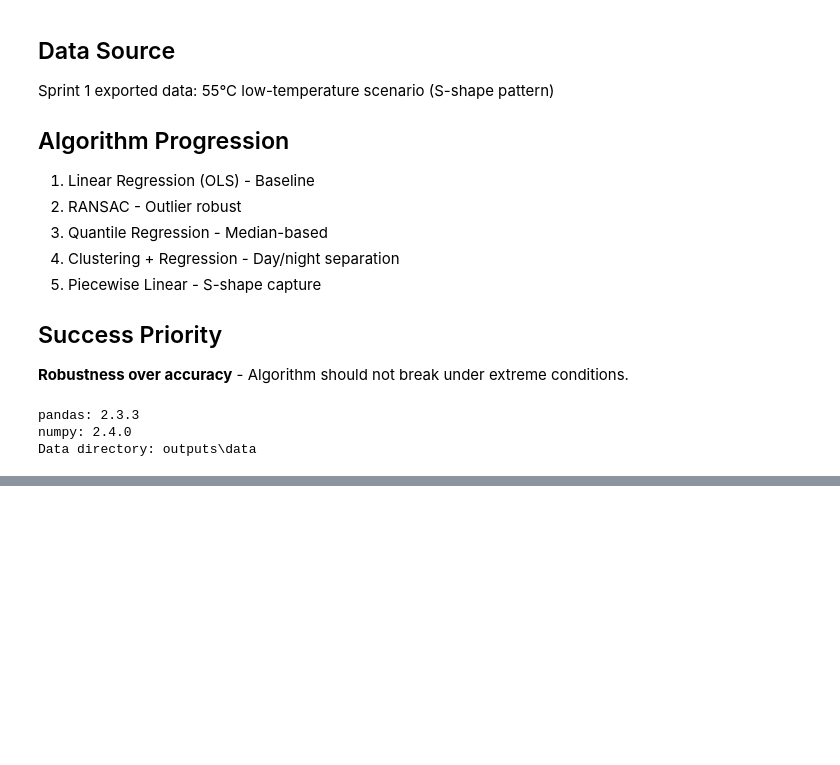
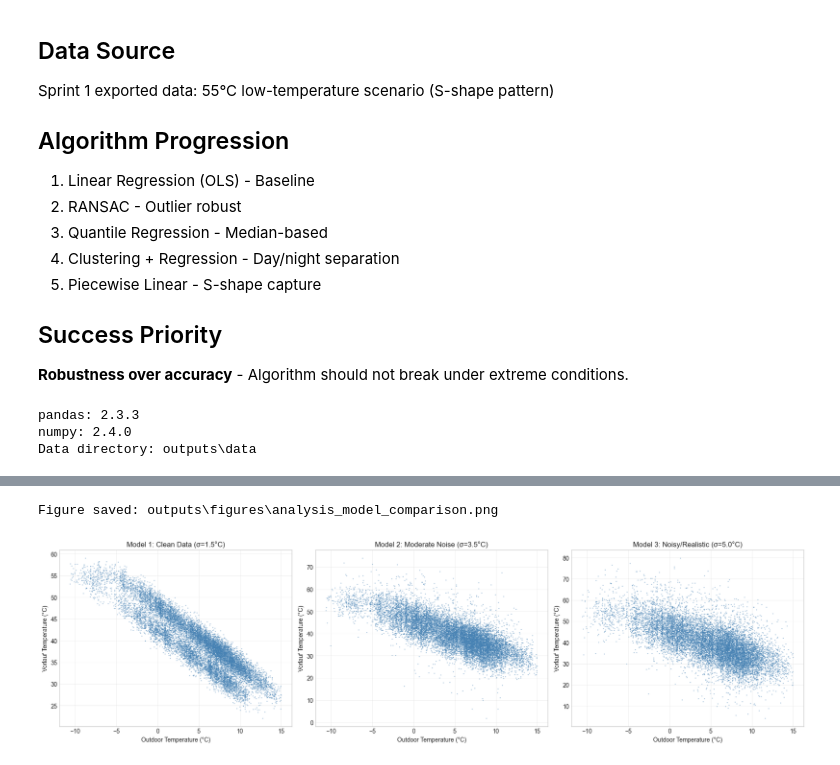
Before and after one commit to albertodiazdurana/DataScience_ResidentialEnergySystems, a Jupyter notebook: models/heating-curve/analysis.ipynb, the cells around one changed output, grey strips where cells are left out. Cells and saved outputs as stored; diff of their text form; code cells hidden in the pictures; blank space fills up the shorter version.

```diff
--- a/models/heating-curve/analysis.ipynb
+++ b/models/heating-curve/analysis.ipynb
@@ -54,0 +159,29 @@ Data directory: outputs\data
+# %%
+# Cell 6 - Scatter Plot Comparison: Model 1/2/3
+
+fig, axes = plt.subplots(1, 3, figsize=(18, 5))
+
+vorlauf_cols = ['t_vorlauf_lowtemp_m1', 't_vorlauf_lowtemp_m2', 't_vorlauf_lowtemp_m3']
+titles = ['Model 1: Clean Data (σ=1.5°C)', 'Model 2: Moderate Noise (σ=3.5°C)',
+          'Model 3: Noisy/Realistic (σ=5.0°C)']
+
+for ax, col, title in zip(axes, vorlauf_cols, titles):
+    # Scatter plot only - no prior knowledge overlay
+    ax.scatter(df['t_outdoor'], df[col], alpha=0.3, s=1, c='steelblue')
+
+    ax.set_xlabel('Outdoor Temperature (°C)')
+    ax.set_ylabel('Vorlauf Temperature (°C)')
+    ax.set_title(title)
+    ax.grid(True, alpha=0.3)
+
+plt.tight_layout()
+
+# Save figure
+output_path = FIG_DIR / "analysis_model_comparison.png"
+plt.savefig(output_path, dpi=300, bbox_inches='tight')
+print(f"Figure saved: {output_path}")
+
+plt.show()
+# %% [output]
+Figure saved: outputs\figures\analysis_model_comparison.png
+[figure, added]
```
Also changed, not shown: parts of 31 cells of this notebook, 1 other file.
